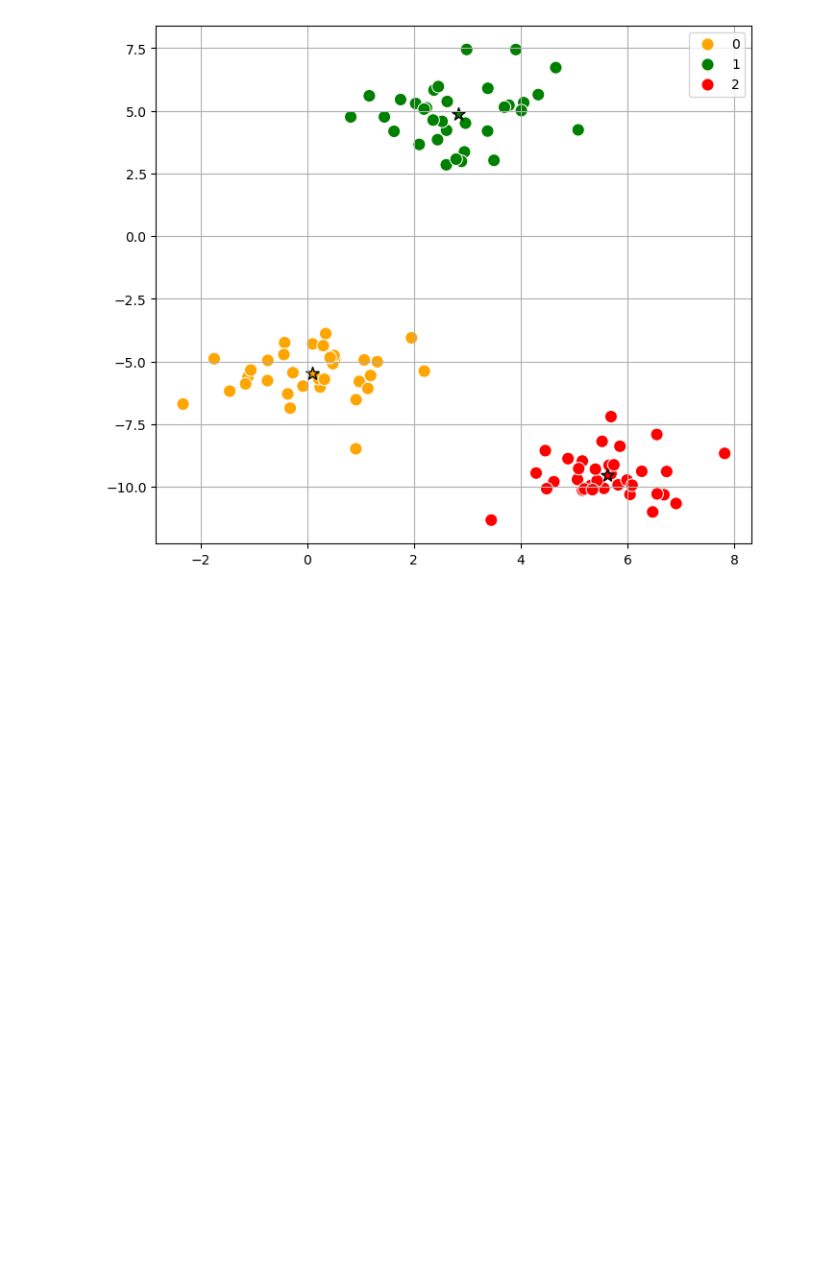
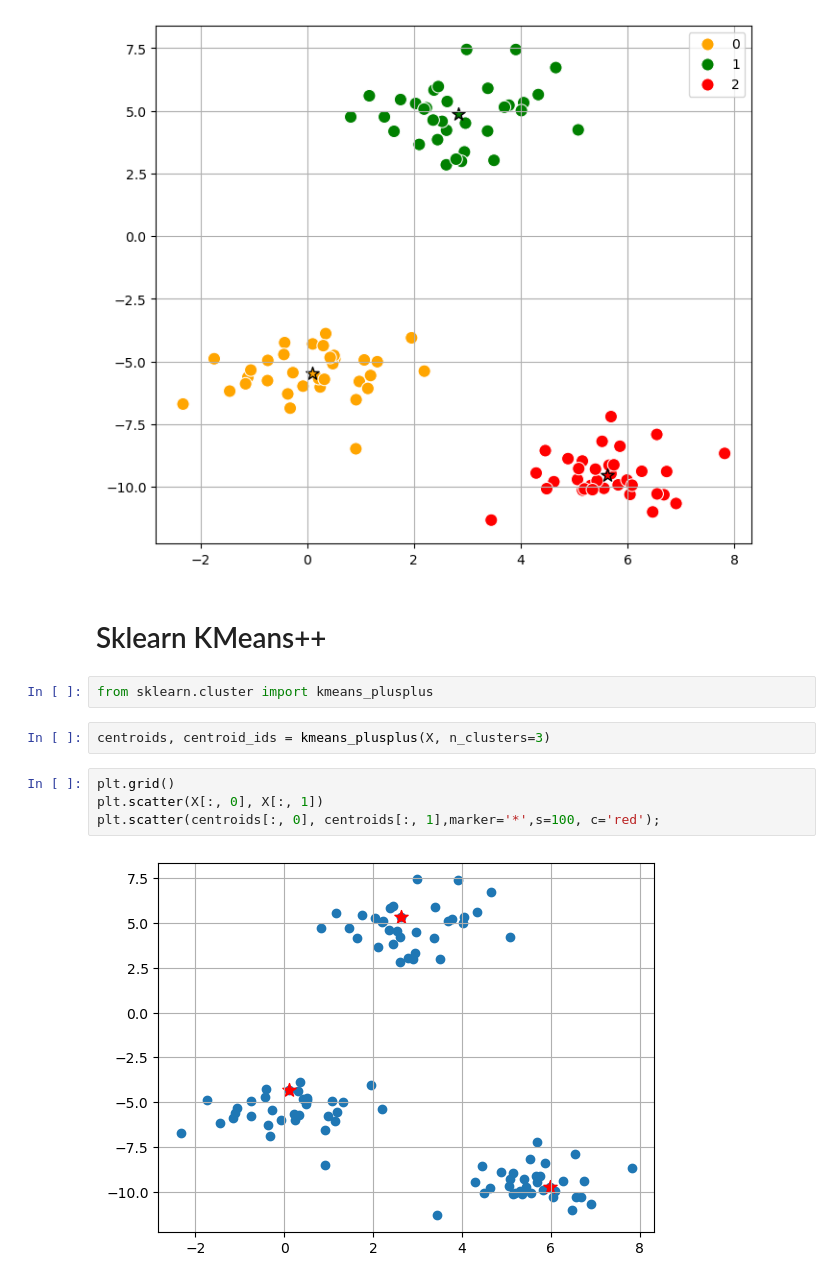
Before and after one commit to EngeloX/ds, a Jupyter notebook: Notebooks/KMeans.ipynb, the cells around one changed output. Cells and saved outputs as stored; diff of their text form; blank space fills up the shorter version.

```diff
--- a/Notebooks/KMeans.ipynb
+++ b/Notebooks/KMeans.ipynb
@@ -317,3 +317,15 @@ for i in range(len(model.cluster_centers_)):
 #     plt.scatter(X[i, 0], X[i, 1], c=colors[labels[i]]);
 # %% [output]
 [figure]
+# %% [markdown]
+# Sklearn KMeans++
+# %%
+from sklearn.cluster import kmeans_plusplus
+# %%
+centroids, centroid_ids = kmeans_plusplus(X, n_clusters=3)
+# %%
+plt.grid()
+plt.scatter(X[:, 0], X[:, 1])
+plt.scatter(centroids[:, 0], centroids[:, 1],marker='*',s=100, c='red');
+# %% [output]
+[figure, added]
```
Also changed, not shown: parts of 29 cells of this notebook, 1 other file.
